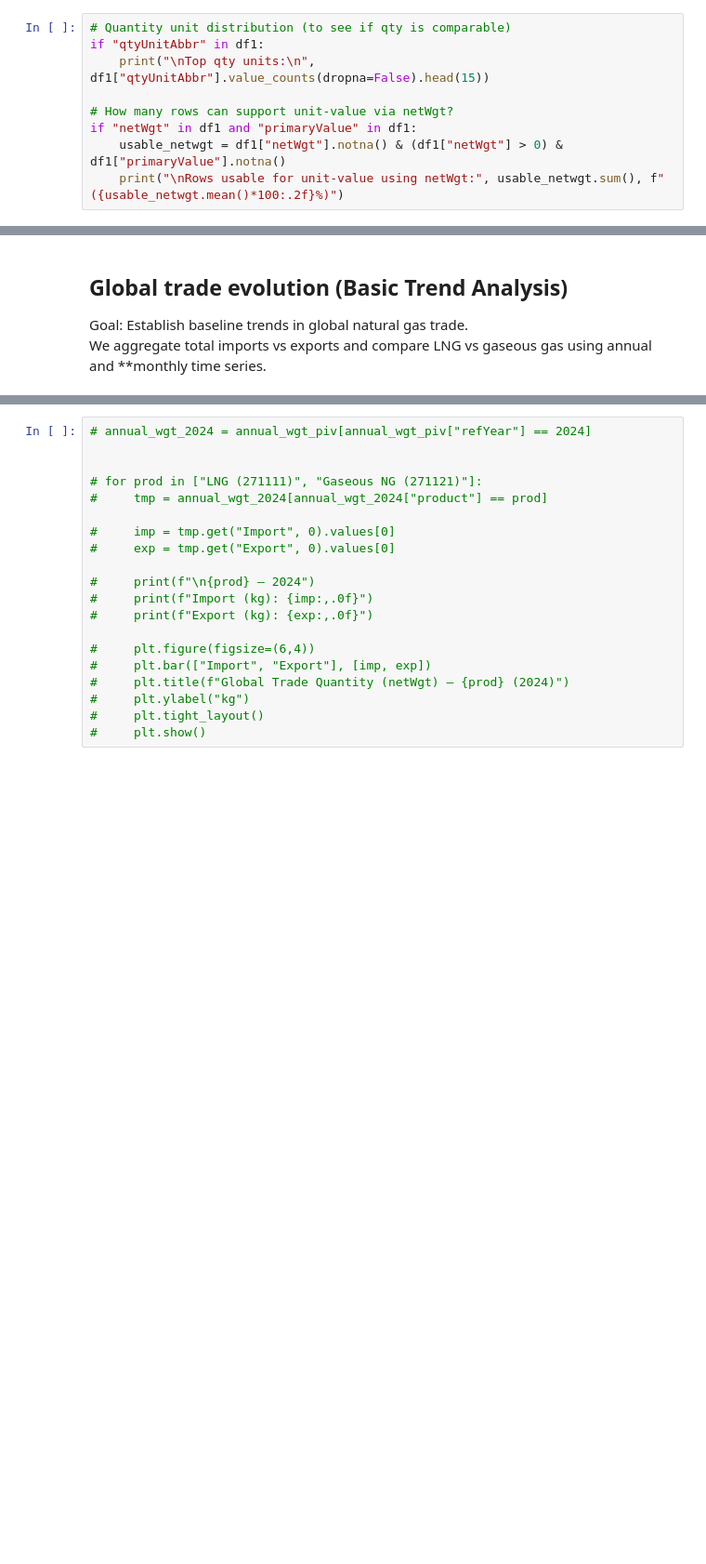
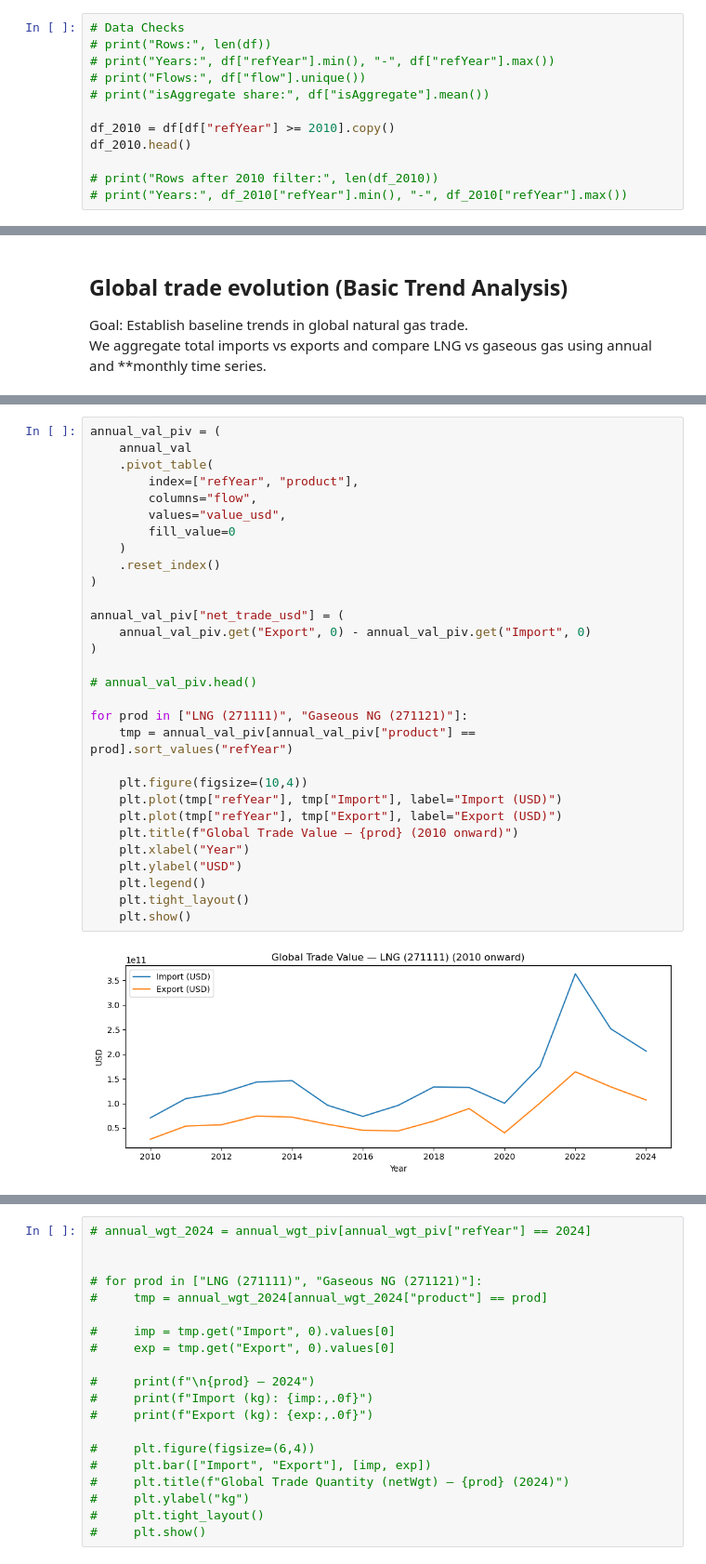
Before and after one commit to ron309/JEM_207-Data_Processing_in_Python_Projecct, a Jupyter notebook: Analysis.ipynb, the cells around one changed output, grey strips where cells are left out. Shown at 93% size. Saved outputs shown, nothing was run; the diff lists cells and outputs as text; blank space fills up the shorter version.

```diff
--- a/Analysis.ipynb
+++ b/Analysis.ipynb
@@ -78,10 +37,13 @@ dtype: float64
 # %%
-# Quantity unit distribution (to see if qty is comparable)
-if "qtyUnitAbbr" in df1:
-    print("\nTop qty units:\n", df1["qtyUnitAbbr"].value_counts(dropna=False).head(15))
+# Data Checks
+# print("Rows:", len(df))
+# print("Years:", df["refYear"].min(), "-", df["refYear"].max())
+# print("Flows:", df["flow"].unique())
+# print("isAggregate share:", df["isAggregate"].mean())
 
-# How many rows can support unit-value via netWgt?
-if "netWgt" in df1 and "primaryValue" in df1:
-    usable_netwgt = df1["netWgt"].notna() & (df1["netWgt"] > 0) & df1["primaryValue"].notna()
-    print("\nRows usable for unit-value using netWgt:", usable_netwgt.sum(), f"({usable_netwgt.mean()*100:.2f}%)")
+df_2010 = df[df["refYear"] >= 2010].copy()
+df_2010.head()
+
+# print("Rows after 2010 filter:", len(df_2010))
+# print("Years:", df_2010["refYear"].min(), "-", df_2010["refYear"].max())
 # %% [output]
@@ -130,0 +77,32 @@ df2 = df2[df2["primaryValue"] >= 0].copy()
+# %%
+annual_val_piv = (
+    annual_val
+    .pivot_table(
+        index=["refYear", "product"],
+        columns="flow",
+        values="value_usd",
+        fill_value=0
+    )
+    .reset_index()
+)
+
+annual_val_piv["net_trade_usd"] = (
+    annual_val_piv.get("Export", 0) - annual_val_piv.get("Import", 0)
+)
+
+# annual_val_piv.head()
+
+for prod in ["LNG (271111)", "Gaseous NG (271121)"]:
+    tmp = annual_val_piv[annual_val_piv["product"] == prod].sort_values("refYear")
+
+    plt.figure(figsize=(10,4))
+    plt.plot(tmp["refYear"], tmp["Import"], label="Import (USD)")
+    plt.plot(tmp["refYear"], tmp["Export"], label="Export (USD)")
+    plt.title(f"Global Trade Value — {prod} (2010 onward)")
+    plt.xlabel("Year")
+    plt.ylabel("USD")
+    plt.legend()
+    plt.tight_layout()
+    plt.show()
+# %% [output]
+[figure, added]
```
Also changed, not shown: parts of 25 cells of this notebook.
